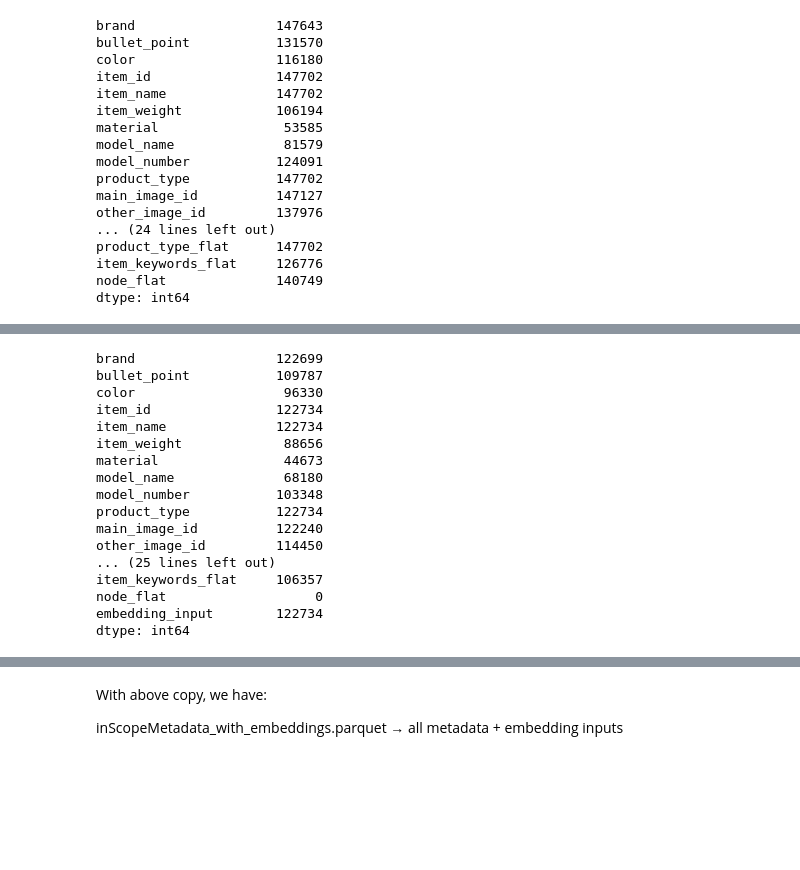
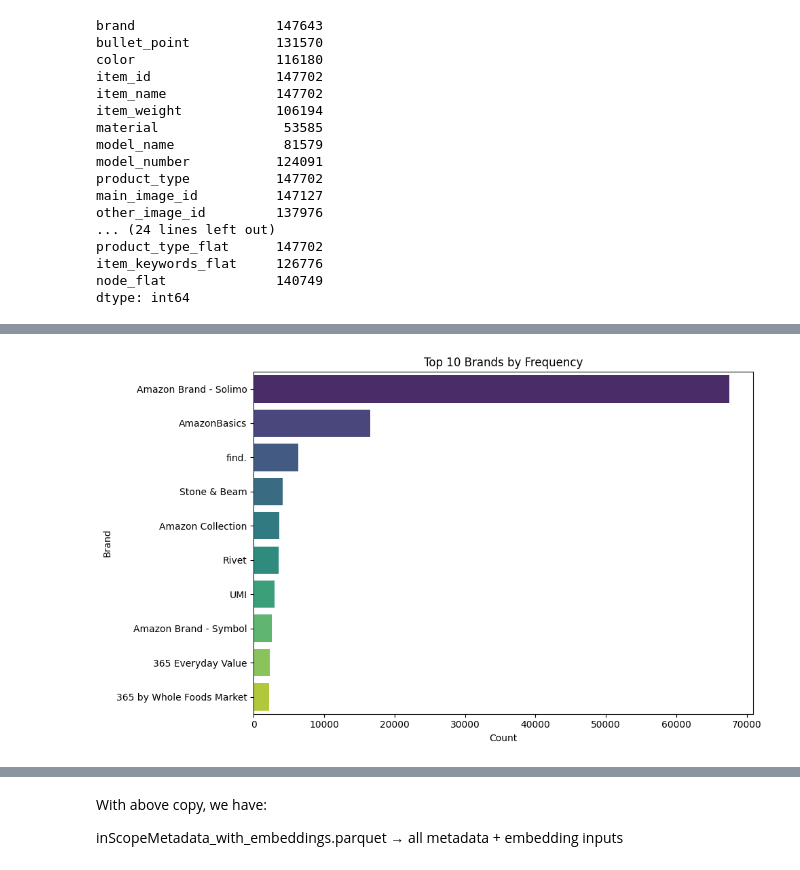
Before and after one commit to umeshrawat/shopAssist, a Jupyter notebook: notebooks/EDA.ipynb, the cells around one changed output, grey strips where cells are left out. Drawn from its saved outputs; the diff is of its cells as text; code cells hidden in the pictures; blank space fills up the shorter version.

```diff
--- a/notebooks/EDA.ipynb
+++ b/notebooks/EDA.ipynb
@@ -344,0 +329,2 @@ full_metadata.loc[1]
+# %%
+full_metadata = full_metadata.reset_index(drop=True)
@@ -345,15 +365,17 @@ full_metadata.loc[1]
 # %%
 #1. Top 10 Brands
 
 import matplotlib.pyplot as plt
 import seaborn as sns
 
-top_brands = full_metadata['brand'].value_counts().head(10)
+top_brands = full_metadata['brand_flat'].value_counts().head(10)
 
 plt.figure(figsize=(10, 6))
 sns.barplot(x=top_brands.values, y=top_brands.index, palette='viridis')
 plt.title("Top 10 Brands by Frequency")
 plt.xlabel("Count")
 plt.ylabel("Brand")
 plt.tight_layout()
 plt.show()
+# %% [output]
+[figure, added]
@@ -374,20 +381,0 @@ inScopeMetadata['embedding_input'] = inScopeMetadata[embedding_cols].fillna('').
-# %%
-inScopeMetadata.notnull().sum()
-# %% [output]
-brand                  122699
-bullet_point           109787
-color                   96330
-item_id                122734
-item_name              122734
-item_weight             88656
-material                44673
-model_name              68180
-model_number           103348
-product_type           122734
-main_image_id          122240
-other_image_id         114450
-... (25 lines left out)
-item_keywords_flat     106357
-node_flat                   0
-embedding_input        122734
-dtype: int64
```
Also changed, not shown: parts of 10 cells of this notebook.
